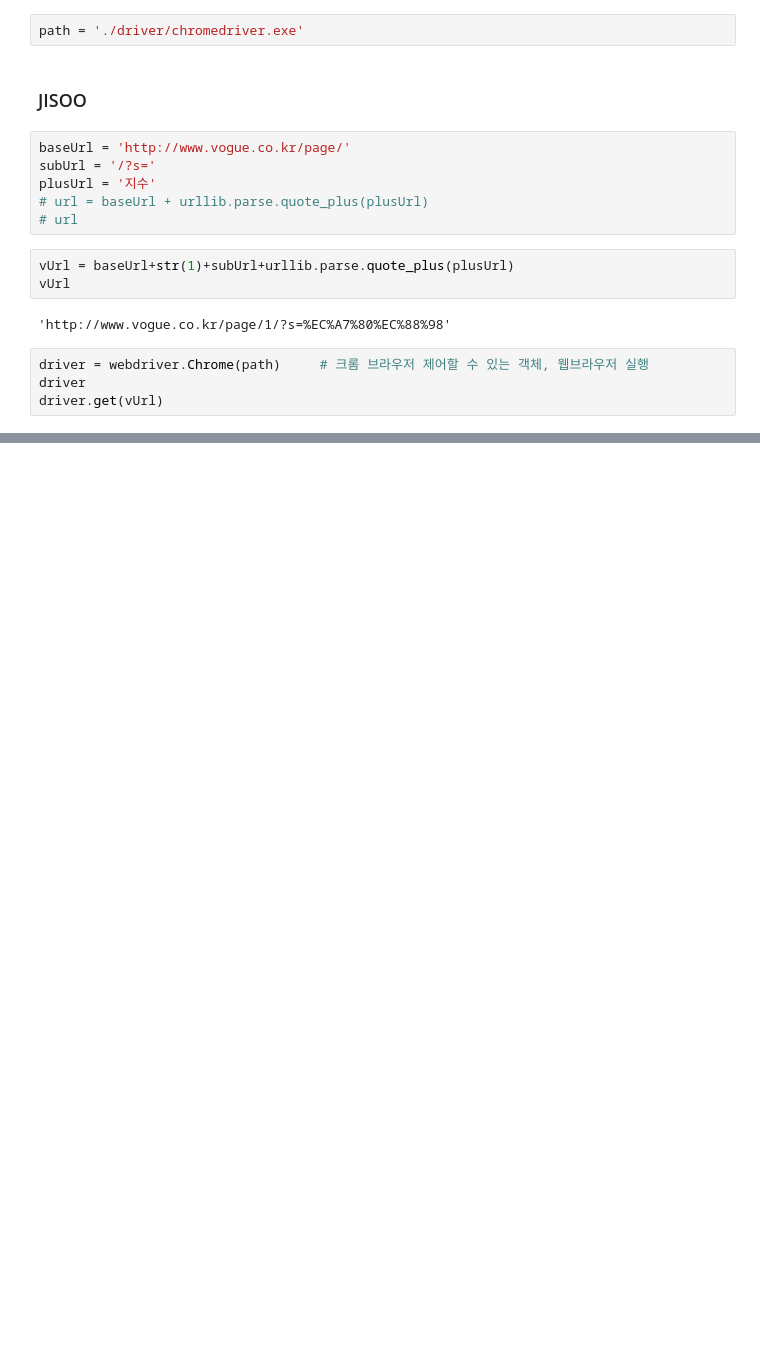
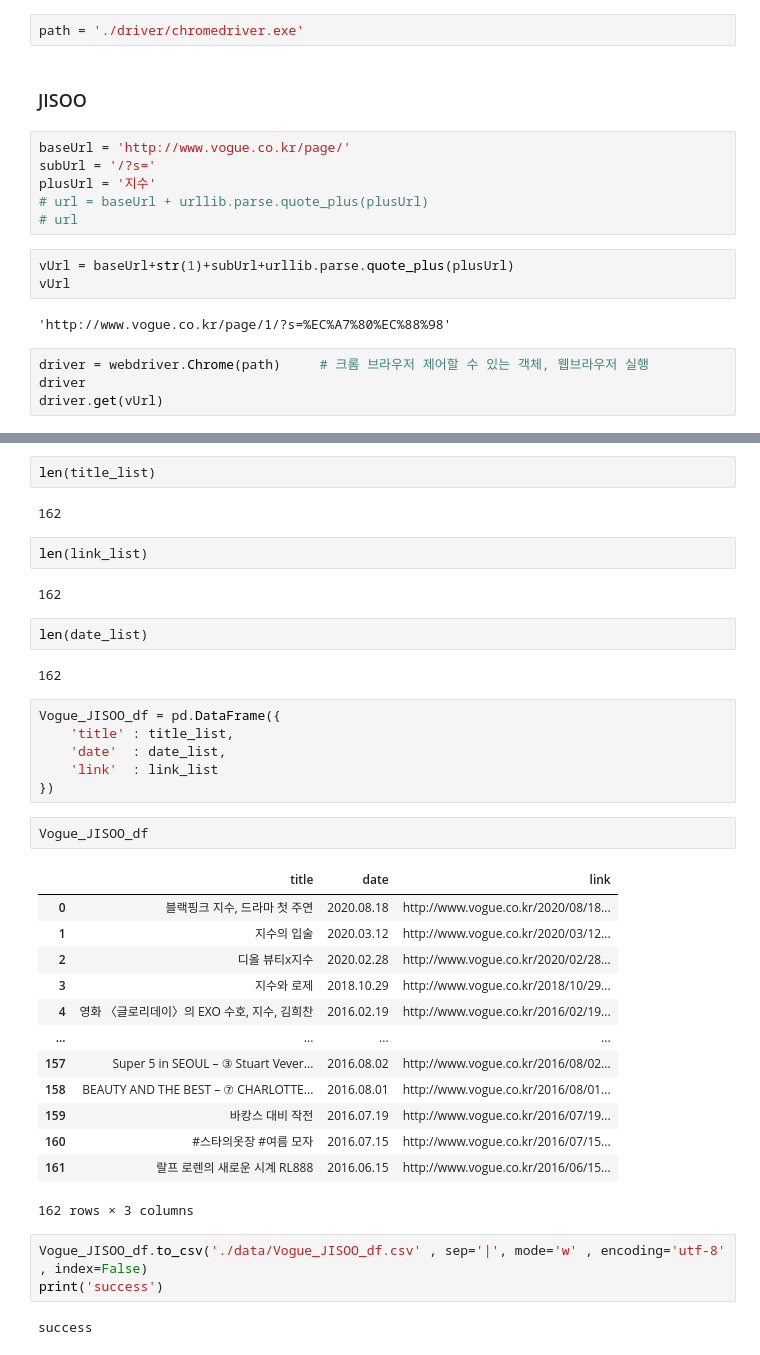
Before and after one commit to rosyminty/BLANDE, a Jupyter notebook: 1209_Vogue Driver_BLACKPINK_jisoo.ipynb, the cells around one changed output, grey strips where cells are left out. Drawn from its saved outputs; the diff is of its cells as text; blank space fills up the shorter version.

```diff
--- a/1209_Vogue Driver_BLACKPINK_jisoo.ipynb
+++ b/1209_Vogue Driver_BLACKPINK_jisoo.ipynb
@@ -57,0 +76,39 @@ for i in range(18) :
+# %%
+len(title_list)
+# %% [output]
+162
+# %%
+len(link_list)
+# %% [output]
+162
+# %%
+len(date_list)
+# %% [output]
+162
+# %%
+Vogue_JISOO_df = pd.DataFrame({
+    'title' : title_list,
+    'date'  : date_list,
+    'link'  : link_list
+})
+# %%
+Vogue_JISOO_df
+# %% [output]
+|  | title | date | link |
+| 0 | 블랙핑크 지수, 드라마 첫 주연 | 2020.08.18 | http://www.vogue.co.kr/2020/08/18... |
+| 1 | 지수의 입술 | 2020.03.12 | http://www.vogue.co.kr/2020/03/12... |
+| 2 | 디올 뷰티x지수 | 2020.02.28 | http://www.vogue.co.kr/2020/02/28... |
+| 3 | 지수와 로제 | 2018.10.29 | http://www.vogue.co.kr/2018/10/29... |
+| 4 | 영화 〈글로리데이〉의 EXO 수호, 지수, 김희찬 | 2016.02.19 | http://www.vogue.co.kr/2016/02/19... |
+| ... | ... | ... | ... |
+| 157 | Super 5 in SEOUL – ③ Stuart Vever... | 2016.08.02 | http://www.vogue.co.kr/2016/08/02... |
+| 158 | BEAUTY AND THE BEST – ⑦ CHARLOTTE... | 2016.08.01 | http://www.vogue.co.kr/2016/08/01... |
+| 159 | 바캉스 대비 작전 | 2016.07.19 | http://www.vogue.co.kr/2016/07/19... |
+| 160 | #스타의옷장 #여름 모자 | 2016.07.15 | http://www.vogue.co.kr/2016/07/15... |
+| 161 | 랄프 로렌의 새로운 시계 RL888 | 2016.06.15 | http://www.vogue.co.kr/2016/06/15... |
+162 rows × 3 columns
+# %%
+Vogue_JISOO_df.to_csv('./data/Vogue_JISOO_df.csv' , sep='|', mode='w' , encoding='utf-8' , index=False)
+print('success')
+# %% [output]
+success
```
Also changed, not shown: parts of 7 cells of this notebook, 2 other files.
